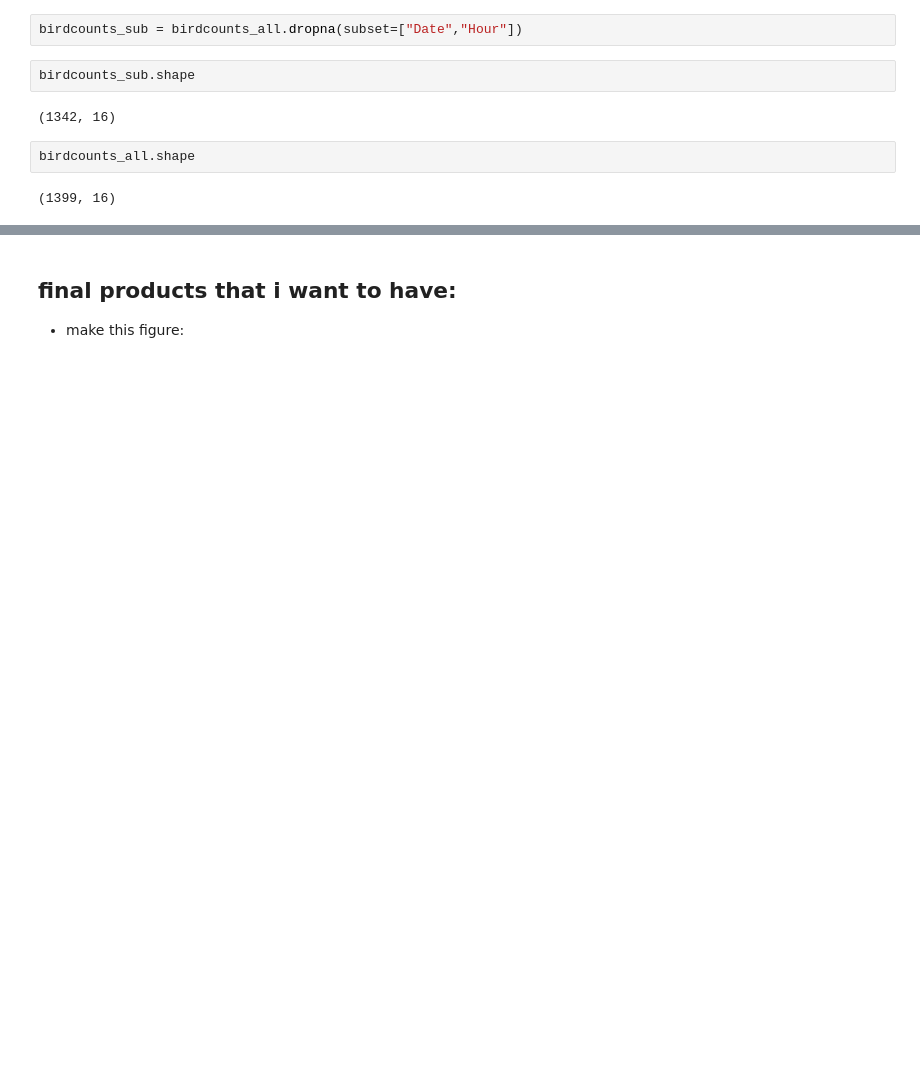
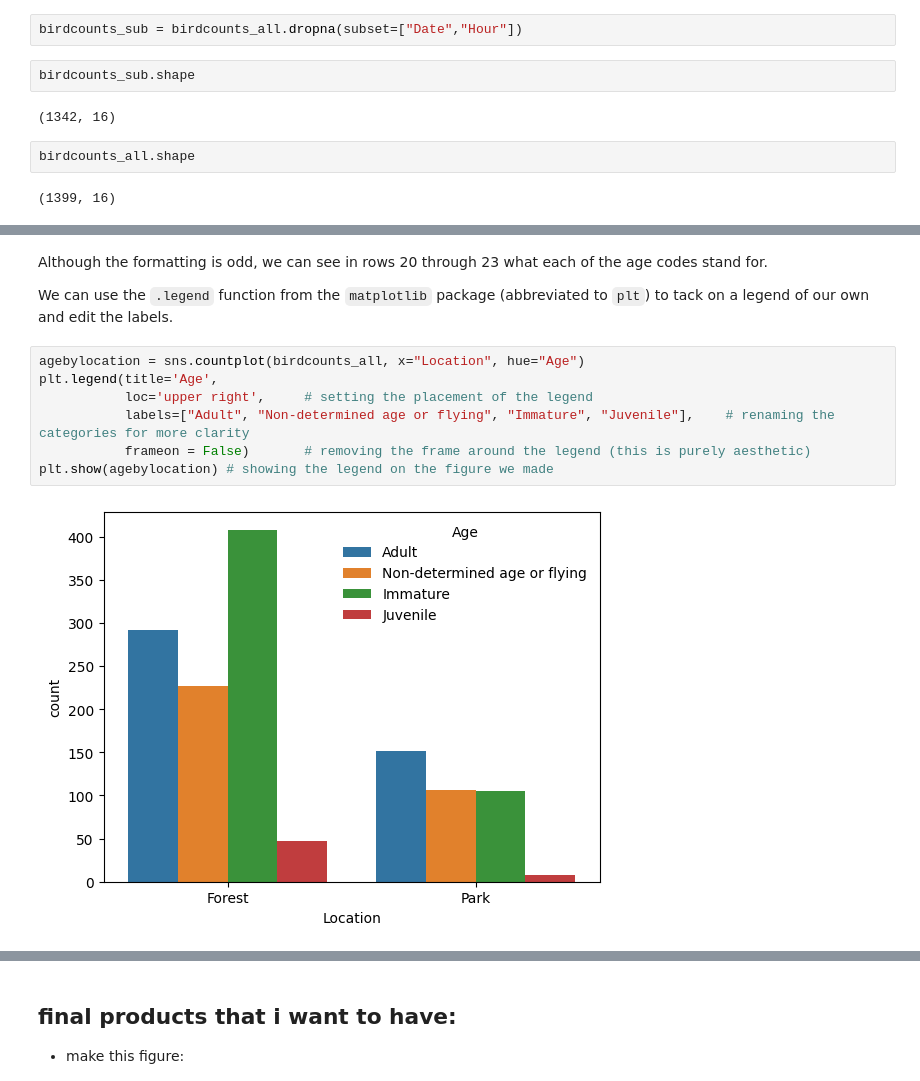
Before and after one commit to audrey-yung/bio108-work, a Jupyter notebook: bird_diversity_mexico.ipynb, the cells around one changed output, grey strips where cells are left out. Cells and saved outputs as stored; diff of their text form; blank space fills up the shorter version.

```diff
--- a/bird_diversity_mexico.ipynb
+++ b/bird_diversity_mexico.ipynb
@@ -272,0 +288,13 @@ sns.catplot(data=veg_mexico,
+# %% [markdown]
+Although the formatting is odd, we can see in rows 20 through 23 what each of the age codes stand for.
+
+We can use the `.legend` function from the `matplotlib` package (abbreviated to `plt`) to tack on a legend of our own and edit the labels.
+# %%
+agebylocation = sns.countplot(birdcounts_all, x="Location", hue="Age")
+plt.legend(title='Age',
+           loc='upper right',     # setting the placement of the legend
+           labels=["Adult", "Non-determined age or flying", "Immature", "Juvenile"],    # renaming the categories for more clarity
+           frameon = False)       # removing the frame around the legend (this is purely aesthetic)
+plt.show(agebylocation) # showing the legend on the figure we made
+# %% [output]
+[figure, added]
```
Also changed, not shown: parts of 21 cells of this notebook.
